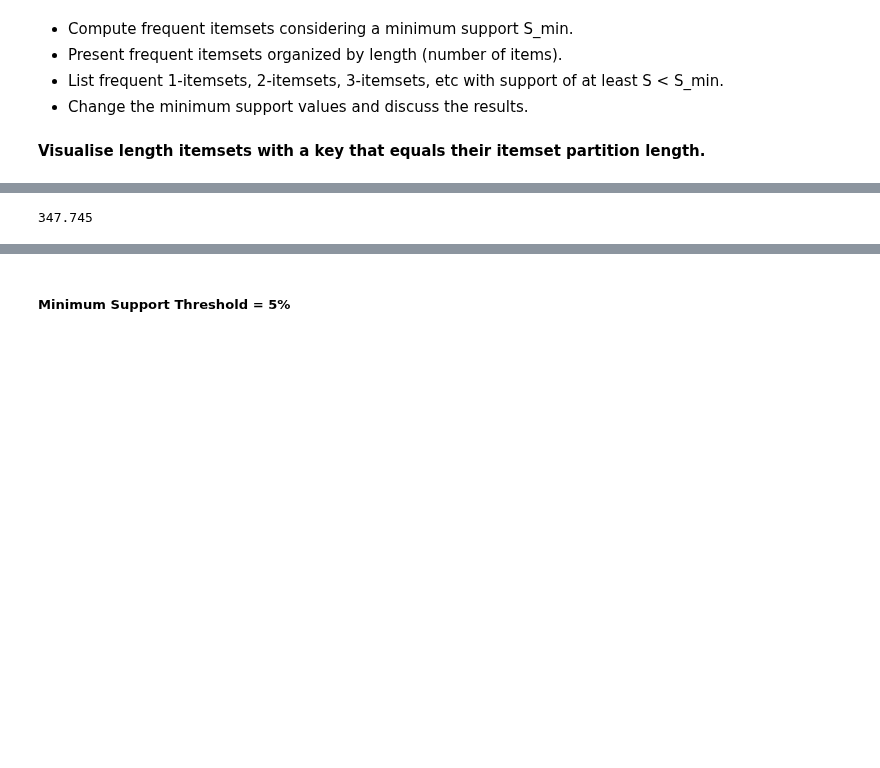
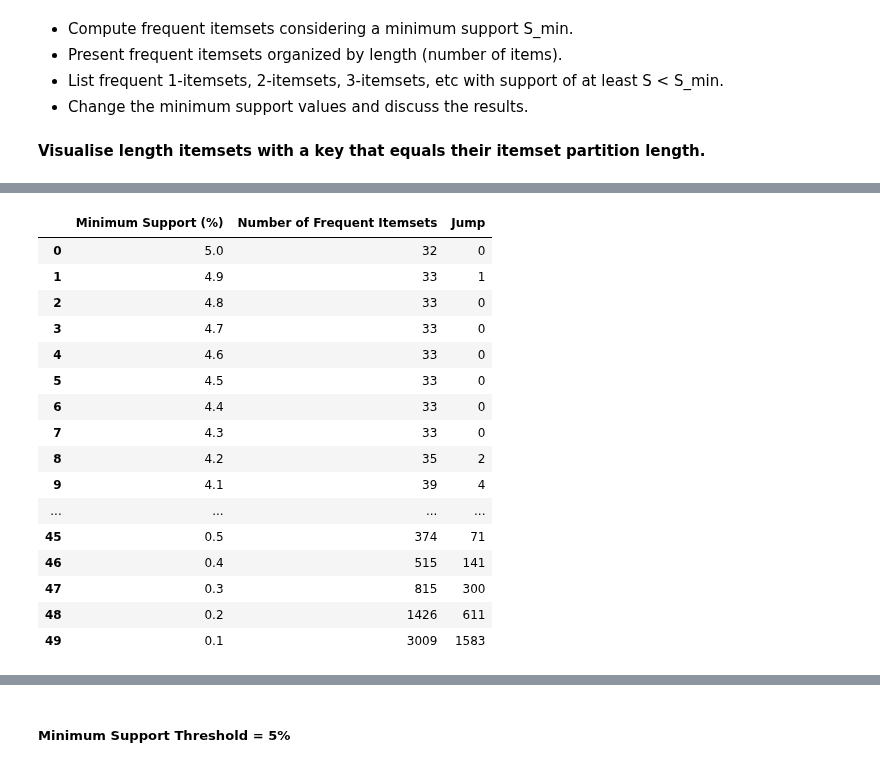
Before and after one commit to ijustsnapped/DataMine_PI, a Jupyter notebook: PD_202425_Project1/PD_202425_Project.ipynb, the cells around one changed output, grey strips where cells are left out. Drawn from its saved outputs; the diff is of its cells as text; code cells hidden in the pictures; blank space fills up the shorter version.

```diff
--- a/PD_202425_Project1/PD_202425_Project.ipynb
+++ b/PD_202425_Project1/PD_202425_Project.ipynb
@@ -363,4 +419,42 @@ To choose a practical minimum support, it's useful to plot the number of frequen
-# %%
-69549 * 0.005
-# %% [output]
-347.745
+# %%
+# Lists to store results
+min_sup_values = []
+itemset_counts = []
+
+# Generate thresholds from 5.0% to 0.1% in 0.1% steps (i.e., 0.001 in fraction)
+for min_sup in np.arange(0.05, 0.0009, -0.001):
+    try:
+        frequent_itemsets = fpgrowth(binary_foodmart, min_support=min_sup, use_colnames=True)
+        num_itemsets = len(frequent_itemsets)
+        min_sup_values.append(round(min_sup * 100, 3))  # Convert to percentage
+        itemset_counts.append(num_itemsets)
+    except Exception as e:
+        print(f"Error at min_sup = {min_sup*100:.3f}%: {e}")
+        break
+
+# Create a DataFrame of results
+results_df = pd.DataFrame({
+    'Minimum Support (%)': min_sup_values,
+    'Number of Frequent Itemsets': itemset_counts
+})
+
+results_df['Jump'] = results_df['Number of Frequent Itemsets'].diff().fillna(0).astype(int)
+results_df
+# %% [output]
+|  | Minimum Support (%) | Number of Frequent Itemsets | Jump |
+| 0 | 5.0 | 32 | 0 |
+| 1 | 4.9 | 33 | 1 |
+| 2 | 4.8 | 33 | 0 |
+| 3 | 4.7 | 33 | 0 |
+| 4 | 4.6 | 33 | 0 |
+| 5 | 4.5 | 33 | 0 |
+| 6 | 4.4 | 33 | 0 |
+| 7 | 4.3 | 33 | 0 |
+| 8 | 4.2 | 35 | 2 |
+| 9 | 4.1 | 39 | 4 |
+| ... | ... | ... | ... |
+| 45 | 0.5 | 374 | 71 |
+| 46 | 0.4 | 515 | 141 |
+| 47 | 0.3 | 815 | 300 |
+| 48 | 0.2 | 1426 | 611 |
+| 49 | 0.1 | 3009 | 1583 |
```
Also changed, not shown: parts of 24 cells of this notebook.
